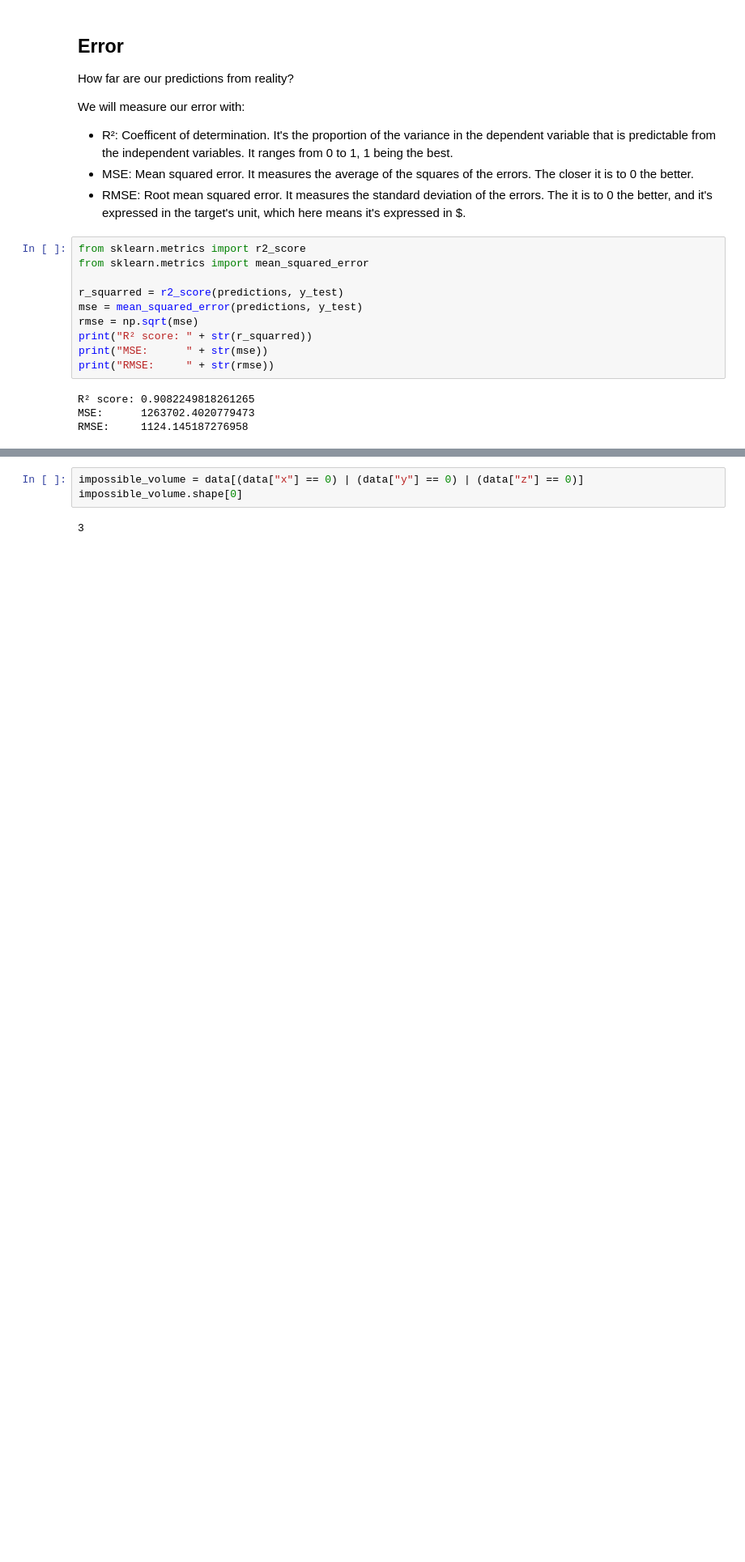
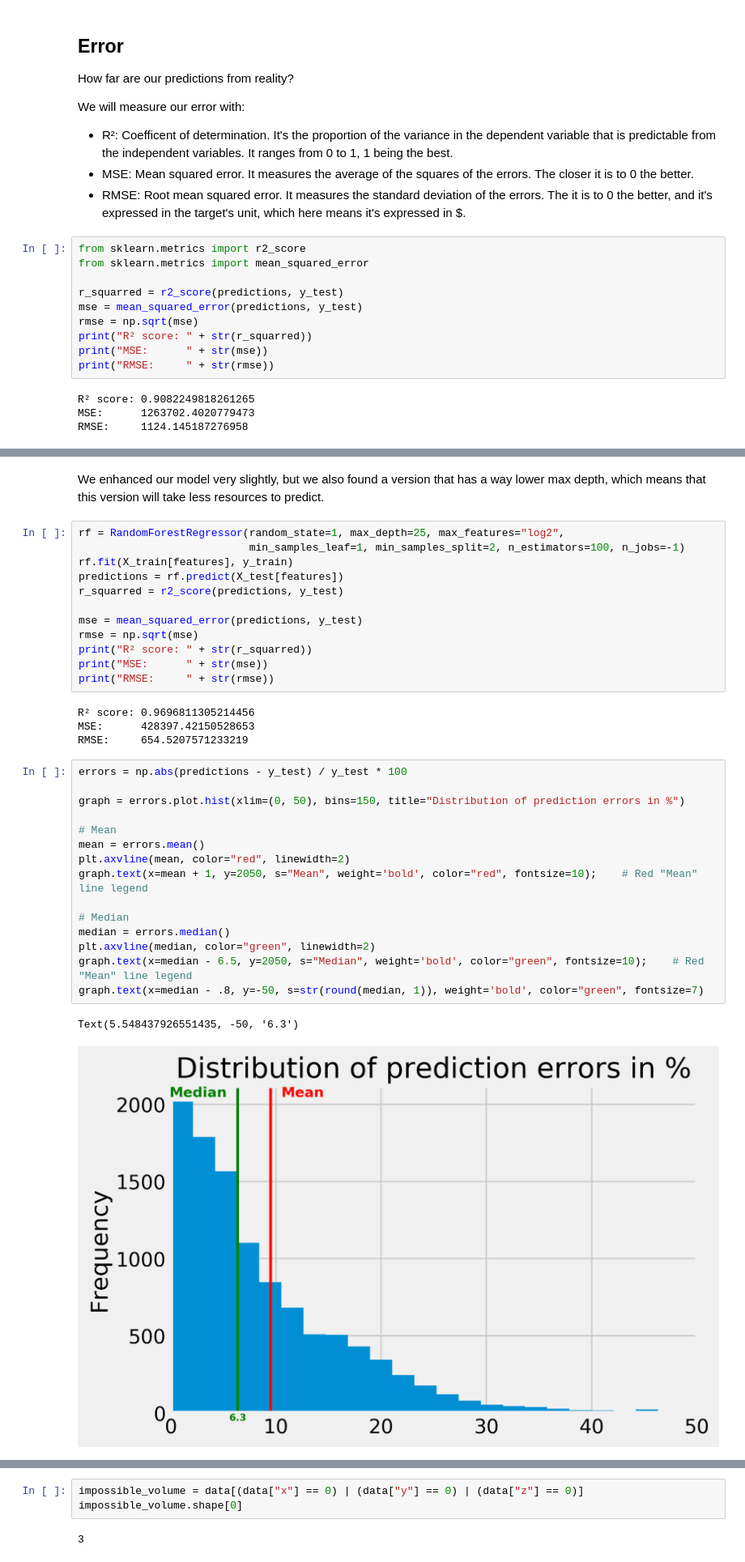
Before and after one commit to MaximeBastion/Diamond_Price_Prediction, a Jupyter notebook: Diamond Prices Prediction.ipynb, the cells around one changed output, grey strips where cells are left out. Shown at 81% size. Saved outputs shown, nothing was run; the diff lists cells and outputs as text; blank space fills up the shorter version.

Commit message:
found the best hyperparameters

```diff
--- a/Diamond Prices Prediction.ipynb
+++ b/Diamond Prices Prediction.ipynb
@@ -420,0 +413,36 @@ Name: error, dtype: float64
+# %% [markdown]
+We enhanced our model very slightly, but we also found a version that has a way lower max depth, which means that this version will take less resources to predict.
+# %%
+rf = RandomForestRegressor(random_state=1, max_depth=25, max_features="log2",
+                           min_samples_leaf=1, min_samples_split=2, n_estimators=100, n_jobs=-1)
+rf.fit(X_train[features], y_train)
+predictions = rf.predict(X_test[features])
+r_squarred = r2_score(predictions, y_test)
+
+mse = mean_squared_error(predictions, y_test)
+rmse = np.sqrt(mse)
+print("R² score: " + str(r_squarred))
+print("MSE:      " + str(mse))
+print("RMSE:     " + str(rmse))
+# %% [output]
+R² score: 0.9696811305214456
+MSE:      428397.42150528653
+RMSE:     654.5207571233219
+# %%
+errors = np.abs(predictions - y_test) / y_test * 100
+
+graph = errors.plot.hist(xlim=(0, 50), bins=150, title="Distribution of prediction errors in %")
+
+# Mean
+mean = errors.mean()
+plt.axvline(mean, color="red", linewidth=2)
+graph.text(x=mean + 1, y=2050, s="Mean", weight='bold', color="red", fontsize=10);    # Red "Mean" line legend
+
+# Median
+median = errors.median()
+plt.axvline(median, color="green", linewidth=2)
+graph.text(x=median - 6.5, y=2050, s="Median", weight='bold', color="green", fontsize=10);    # Red "Mean" line legend
+graph.text(x=median - .8, y=-50, s=str(round(median, 1)), weight='bold', color="green", fontsize=7)
+# %% [output]
+Text(5.548437926551435, -50, '6.3')
+[figure, added]
```
Also changed, not shown: parts of 29 cells of this notebook.
